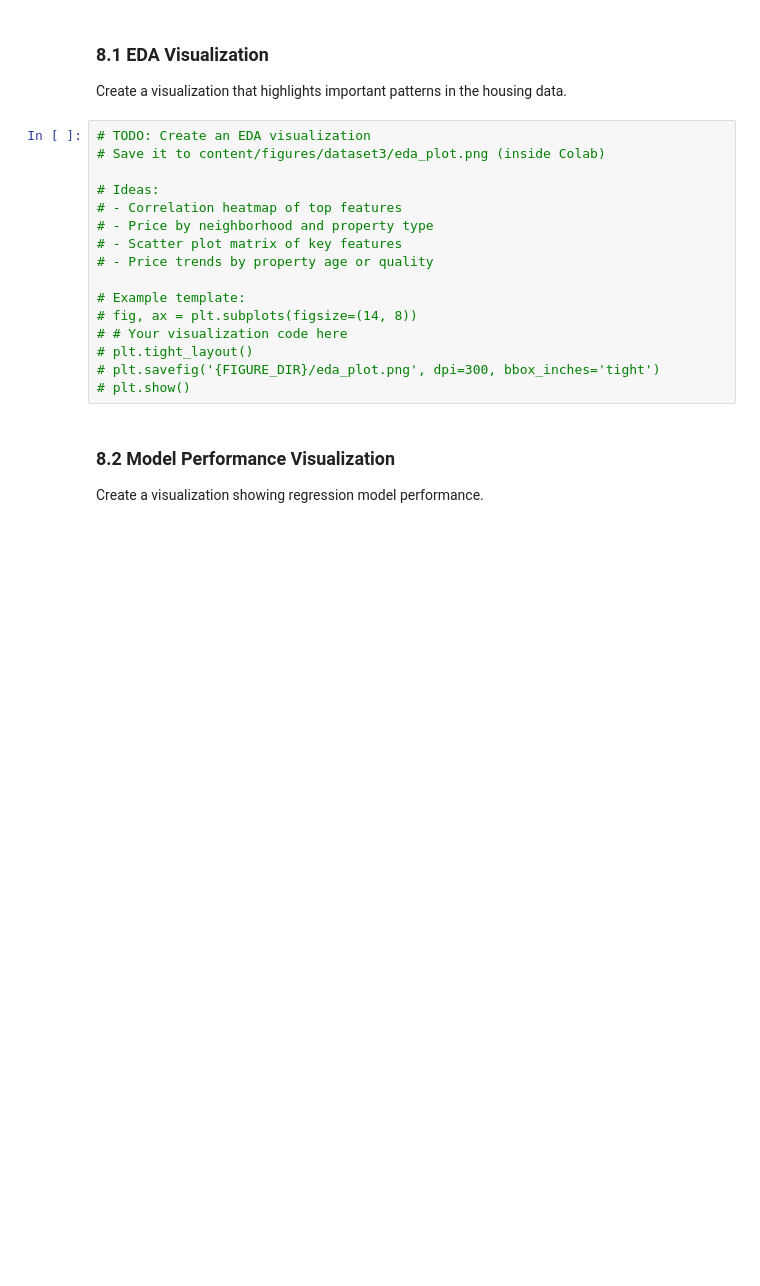
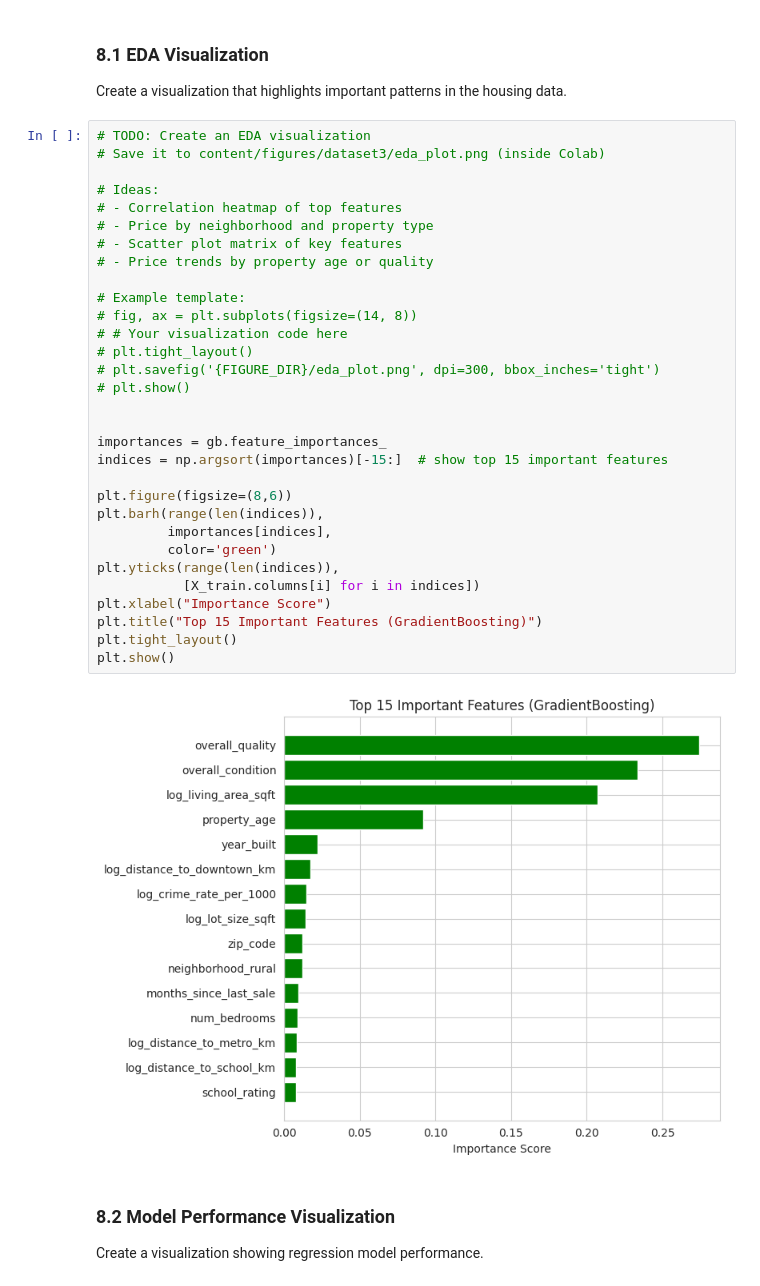
Before and after one commit to LiberteI/Supervised-Learning-Workshop, a Jupyter notebook: deliverable/03_dataset3.ipynb, the cells around one changed output. Cells and saved outputs as stored; diff of their text form; blank space fills up the shorter version.

Commit message:
made eda visualisation

```diff
--- a/deliverable/03_dataset3.ipynb
+++ b/deliverable/03_dataset3.ipynb
@@ -945,19 +969,36 @@ Create a visualization that highlights important patterns in the housing data.
 # %%
 # TODO: Create an EDA visualization
 # Save it to content/figures/dataset3/eda_plot.png (inside Colab)
 
 # Ideas:
 # - Correlation heatmap of top features
 # - Price by neighborhood and property type
 # - Scatter plot matrix of key features
 # - Price trends by property age or quality
 
 # Example template:
 # fig, ax = plt.subplots(figsize=(14, 8))
 # # Your visualization code here
 # plt.tight_layout()
 # plt.savefig('{FIGURE_DIR}/eda_plot.png', dpi=300, bbox_inches='tight')
 # plt.show()
+
+
+importances = gb.feature_importances_
+indices = np.argsort(importances)[-15:]  # show top 15 important features
+
+plt.figure(figsize=(8,6))
+plt.barh(range(len(indices)),
+         importances[indices],
+         color='green')
+plt.yticks(range(len(indices)),
+           [X_train.columns[i] for i in indices])
+plt.xlabel("Importance Score")
+plt.title("Top 15 Important Features (GradientBoosting)")
+plt.tight_layout()
+plt.show()
+# %% [output]
+[figure, added]
 # %% [markdown]
 ### 8.2 Model Performance Visualization
 
```
Also changed, not shown: parts of 4 cells of this notebook.
